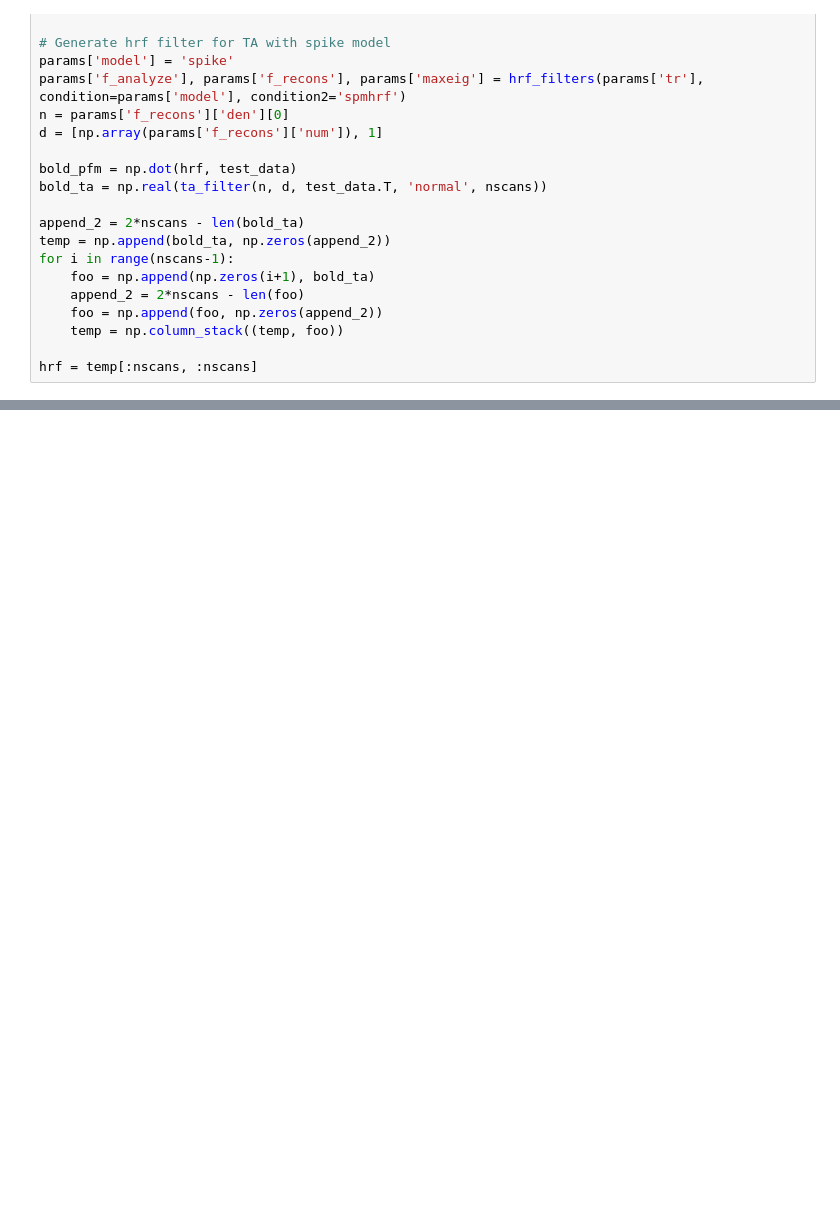
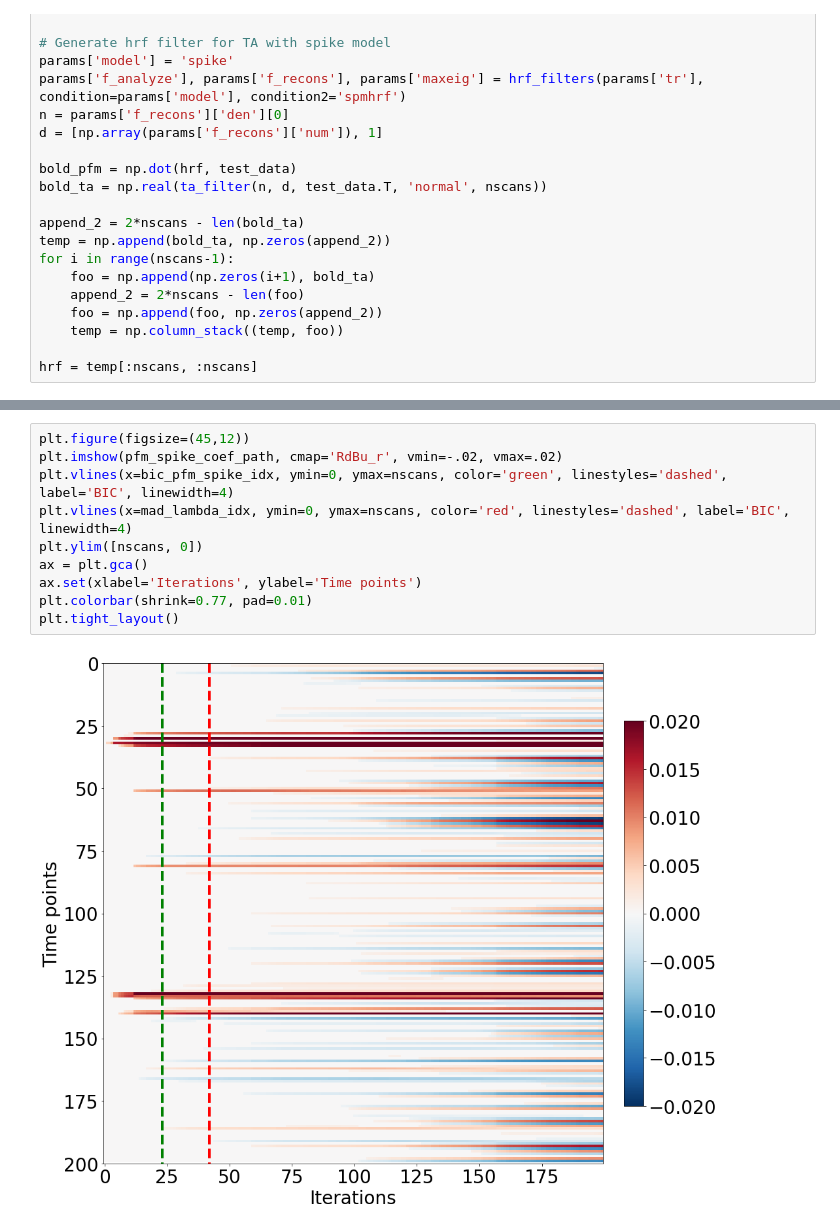
Before and after one commit to eurunuela/pfm_vs_ta, a Jupyter notebook: code/theory_and_methods_plots.ipynb, the cells around one changed output, grey strips where cells are left out. Saved outputs shown, nothing was run; the diff lists cells and outputs as text; blank space fills up the shorter version.

```diff
--- a/code/theory_and_methods_plots.ipynb
+++ b/code/theory_and_methods_plots.ipynb
@@ -292,0 +300,12 @@ Text(0, 0.5, 'Amplitude')
+# %%
+plt.figure(figsize=(45,12))
+plt.imshow(pfm_spike_coef_path, cmap='RdBu_r', vmin=-.02, vmax=.02)
+plt.vlines(x=bic_pfm_spike_idx, ymin=0, ymax=nscans, color='green', linestyles='dashed', label='BIC', linewidth=4)
+plt.vlines(x=mad_lambda_idx, ymin=0, ymax=nscans, color='red', linestyles='dashed', label='BIC', linewidth=4)
+plt.ylim([nscans, 0])
+ax = plt.gca()
+ax.set(xlabel='Iterations', ylabel='Time points')
+plt.colorbar(shrink=0.77, pad=0.01)
+plt.tight_layout()
+# %% [output]
+[figure, added]
```
Also changed, not shown: parts of 10 cells of this notebook, 8 other files.
